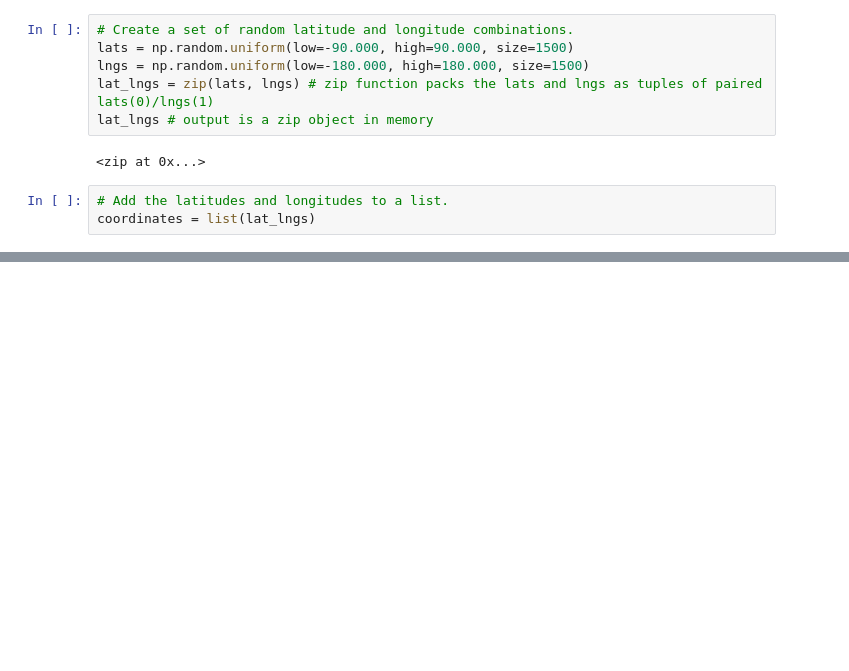
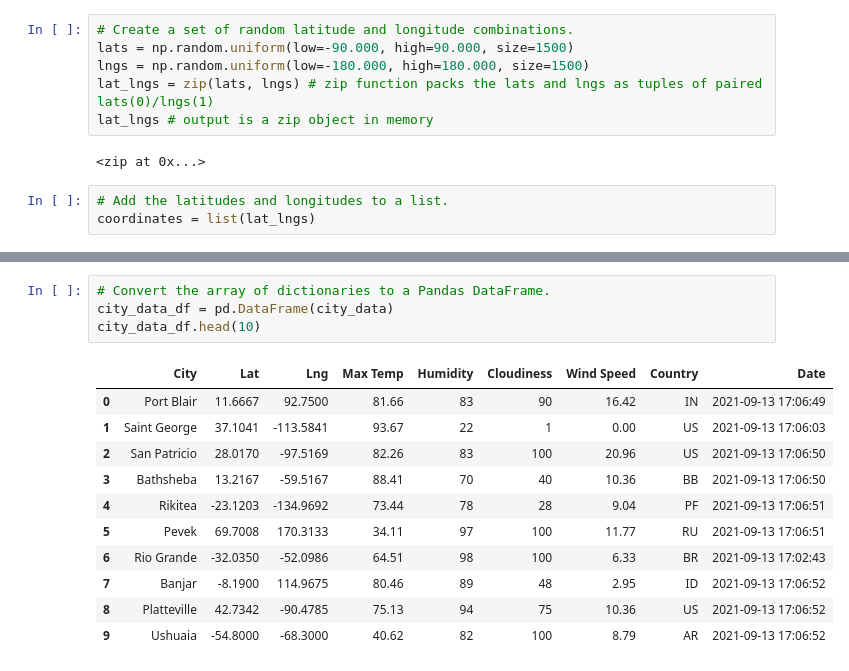
Before and after one commit to ssanmug/World_Weather_Analysis, a Jupyter notebook: WeatherPy.ipynb, the cells around one changed output, grey strips where cells are left out. Cells and saved outputs as stored; diff of their text form; blank space fills up the shorter version.

```diff
--- a/WeatherPy.ipynb
+++ b/WeatherPy.ipynb
@@ -33,0 +125,16 @@ len(cities)
+# %%
+# Convert the array of dictionaries to a Pandas DataFrame.
+city_data_df = pd.DataFrame(city_data)
+city_data_df.head(10)
+# %% [output]
+|  | City | Lat | Lng | Max Temp | Humidity | Cloudiness | Wind Speed | Country | Date |
+| 0 | Port Blair | 11.6667 | 92.7500 | 81.66 | 83 | 90 | 16.42 | IN | 2021-09-13 17:06:49 |
+| 1 | Saint George | 37.1041 | -113.5841 | 93.67 | 22 | 1 | 0.00 | US | 2021-09-13 17:06:03 |
+| 2 | San Patricio | 28.0170 | -97.5169 | 82.26 | 83 | 100 | 20.96 | US | 2021-09-13 17:06:50 |
+| 3 | Bathsheba | 13.2167 | -59.5167 | 88.41 | 70 | 40 | 10.36 | BB | 2021-09-13 17:06:50 |
+| 4 | Rikitea | -23.1203 | -134.9692 | 73.44 | 78 | 28 | 9.04 | PF | 2021-09-13 17:06:51 |
+| 5 | Pevek | 69.7008 | 170.3133 | 34.11 | 97 | 100 | 11.77 | RU | 2021-09-13 17:06:51 |
+| 6 | Rio Grande | -32.0350 | -52.0986 | 64.51 | 98 | 100 | 6.33 | BR | 2021-09-13 17:02:43 |
+| 7 | Banjar | -8.1900 | 114.9675 | 80.46 | 89 | 48 | 2.95 | ID | 2021-09-13 17:06:52 |
+| 8 | Platteville | 42.7342 | -90.4785 | 75.13 | 94 | 75 | 10.36 | US | 2021-09-13 17:06:52 |
+| 9 | Ushuaia | -54.8000 | -68.3000 | 40.62 | 82 | 100 | 8.79 | AR | 2021-09-13 17:06:52 |
```
Also changed, not shown: parts of 8 cells of this notebook, 2 other files.
